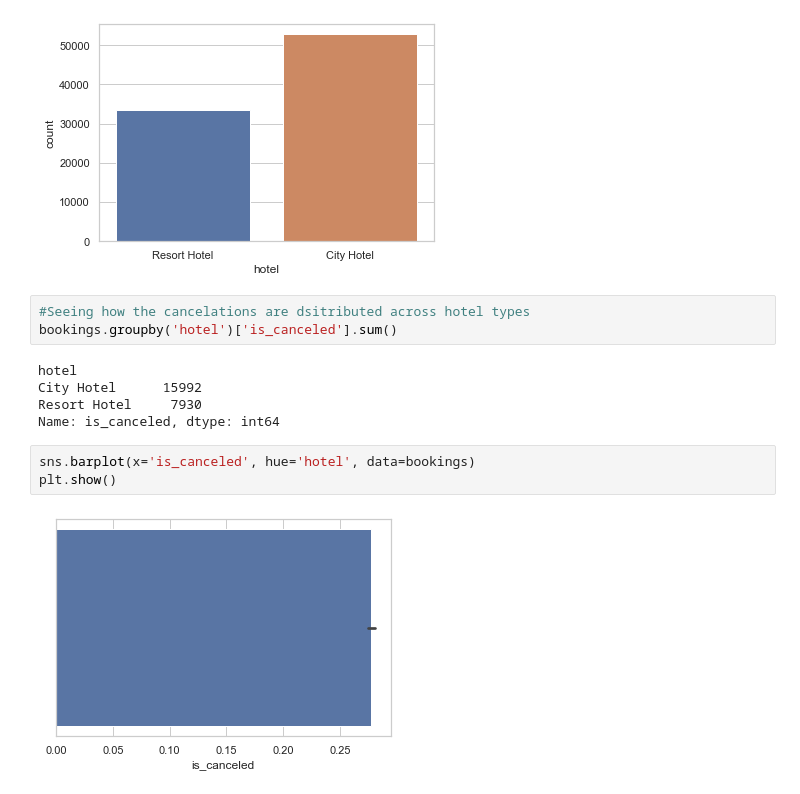
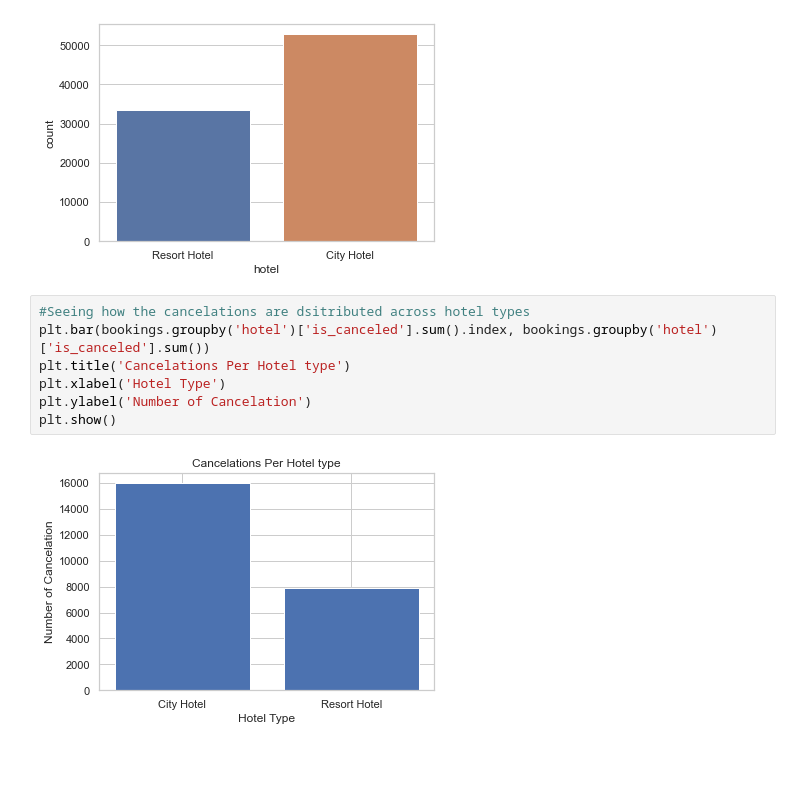
Before and after one commit to asaint13/Capstone_Two-Booking_Cancelations, a Jupyter notebook: 03-EDA.ipynb, the cells around one changed output. Drawn from its saved outputs; the diff is of its cells as text; blank space fills up the shorter version.

```diff
--- a/03-EDA.ipynb
+++ b/03-EDA.ipynb
@@ -240,14 +239,10 @@ plt.show()
 [figure]
 # %%
 #Seeing how the cancelations are dsitributed across hotel types
-bookings.groupby('hotel')['is_canceled'].sum()
+plt.bar(bookings.groupby('hotel')['is_canceled'].sum().index, bookings.groupby('hotel')['is_canceled'].sum())
+plt.title('Cancelations Per Hotel type')
+plt.xlabel('Hotel Type')
+plt.ylabel('Number of Cancelation')
+plt.show()
 # %% [output]
-hotel
-City Hotel      15992
-Resort Hotel     7930
-Name: is_canceled, dtype: int64
+[figure, added]
-# %%
-sns.barplot(x='is_canceled', hue='hotel', data=bookings)
-plt.show()
-# %% [output]
-[figure, removed]
```
Also changed, not shown: parts of 17 cells of this notebook.
